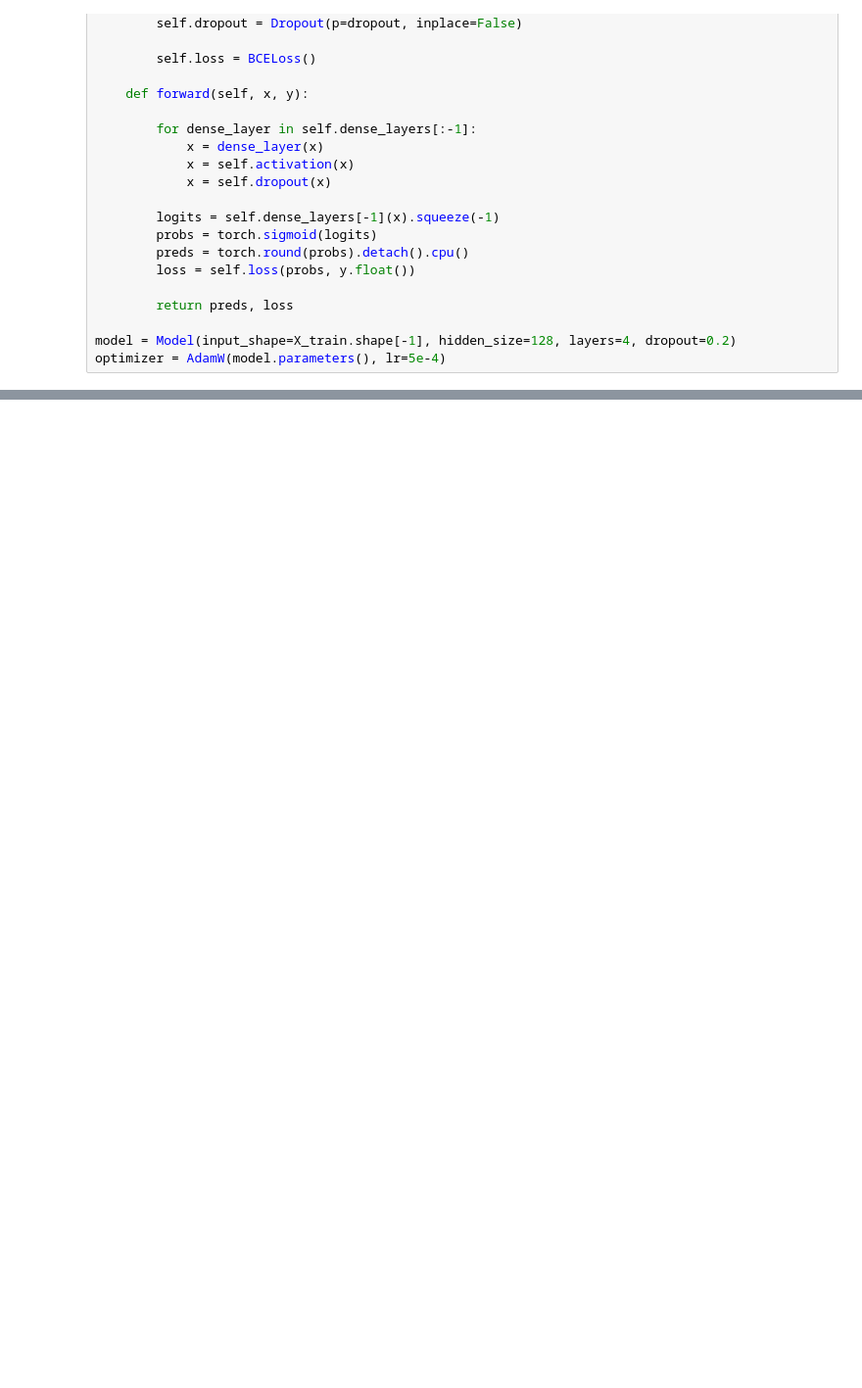
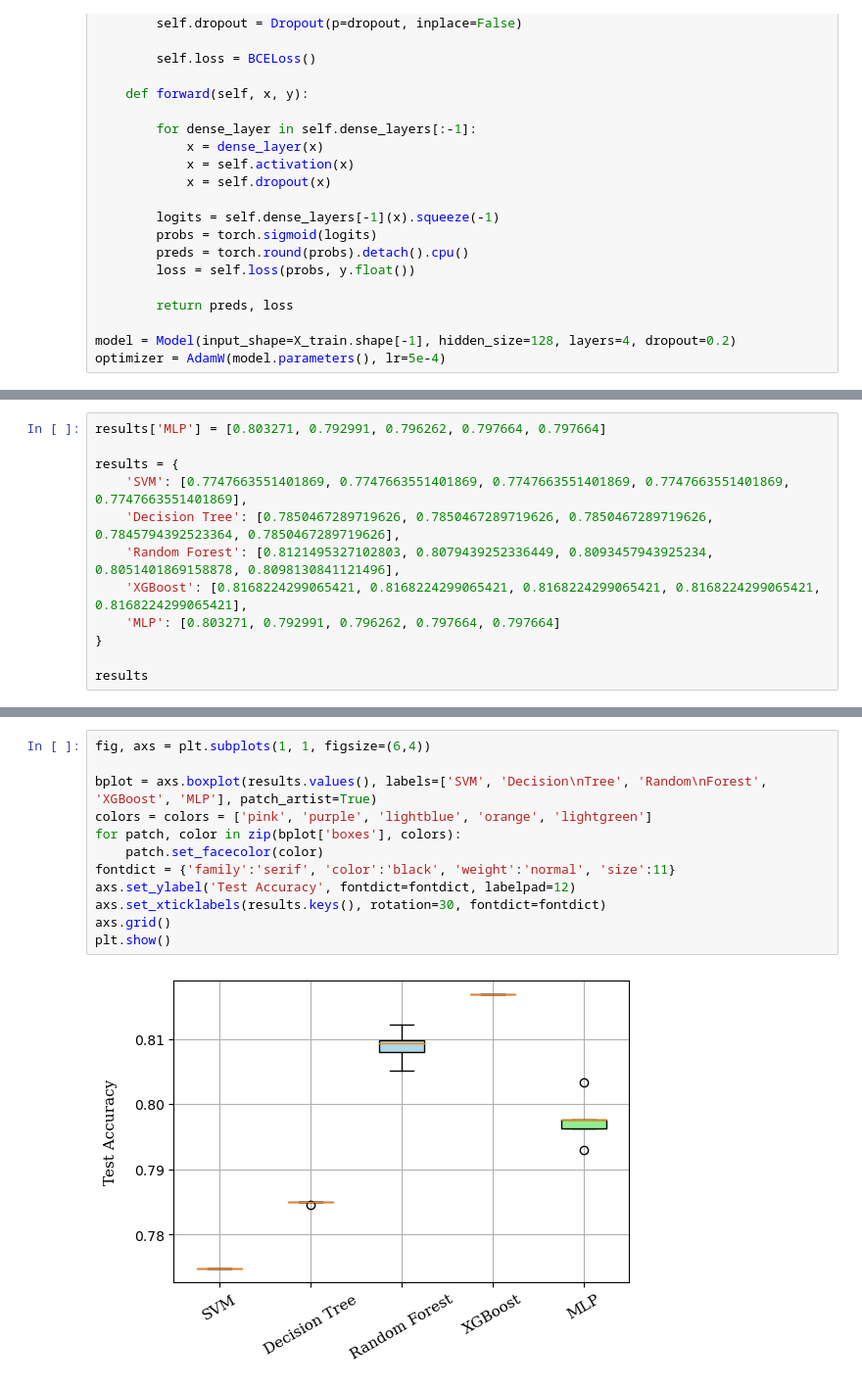
Before and after one commit to ignasa007/LingML, a Jupyter notebook: xml.ipynb, the cells around one changed output, grey strips where cells are left out. Shown at 98% size. Saved outputs shown, nothing was run; the diff lists cells and outputs as text; blank space fills up the shorter version.

```diff
--- a/xml.ipynb
+++ b/xml.ipynb
@@ -299,0 +317,12 @@ Testing Accuracy = 79.9065%, F1-Score = 81.1072%, Loss = 0.502515
+# %%
+results['MLP'] = [0.803271, 0.792991, 0.796262, 0.797664, 0.797664]
+
+results = {
+    'SVM': [0.7747663551401869, 0.7747663551401869, 0.7747663551401869, 0.7747663551401869, 0.7747663551401869],
+    'Decision Tree': [0.7850467289719626, 0.7850467289719626, 0.7850467289719626, 0.7845794392523364, 0.7850467289719626],
+    'Random Forest': [0.8121495327102803, 0.8079439252336449, 0.8093457943925234, 0.8051401869158878, 0.8098130841121496],
+    'XGBoost': [0.8168224299065421, 0.8168224299065421, 0.8168224299065421, 0.8168224299065421, 0.8168224299065421],
+    'MLP': [0.803271, 0.792991, 0.796262, 0.797664, 0.797664]
+}
+
+results
@@ -299,0 +347,14 @@ Testing Accuracy = 79.9065%, F1-Score = 81.1072%, Loss = 0.502515
+# %%
+fig, axs = plt.subplots(1, 1, figsize=(6,4))
+
+bplot = axs.boxplot(results.values(), labels=['SVM', 'Decision\nTree', 'Random\nForest', 'XGBoost', 'MLP'], patch_artist=True)
+colors = colors = ['pink', 'purple', 'lightblue', 'orange', 'lightgreen']
+for patch, color in zip(bplot['boxes'], colors):
+    patch.set_facecolor(color)
+fontdict = {'family':'serif', 'color':'black', 'weight':'normal', 'size':11}
+axs.set_ylabel('Test Accuracy', fontdict=fontdict, labelpad=12)
+axs.set_xticklabels(results.keys(), rotation=30, fontdict=fontdict)
+axs.grid()
+plt.show()
+# %% [output]
+[figure, added]
```
Also changed, not shown: parts of 15 cells of this notebook, 2 other files.
